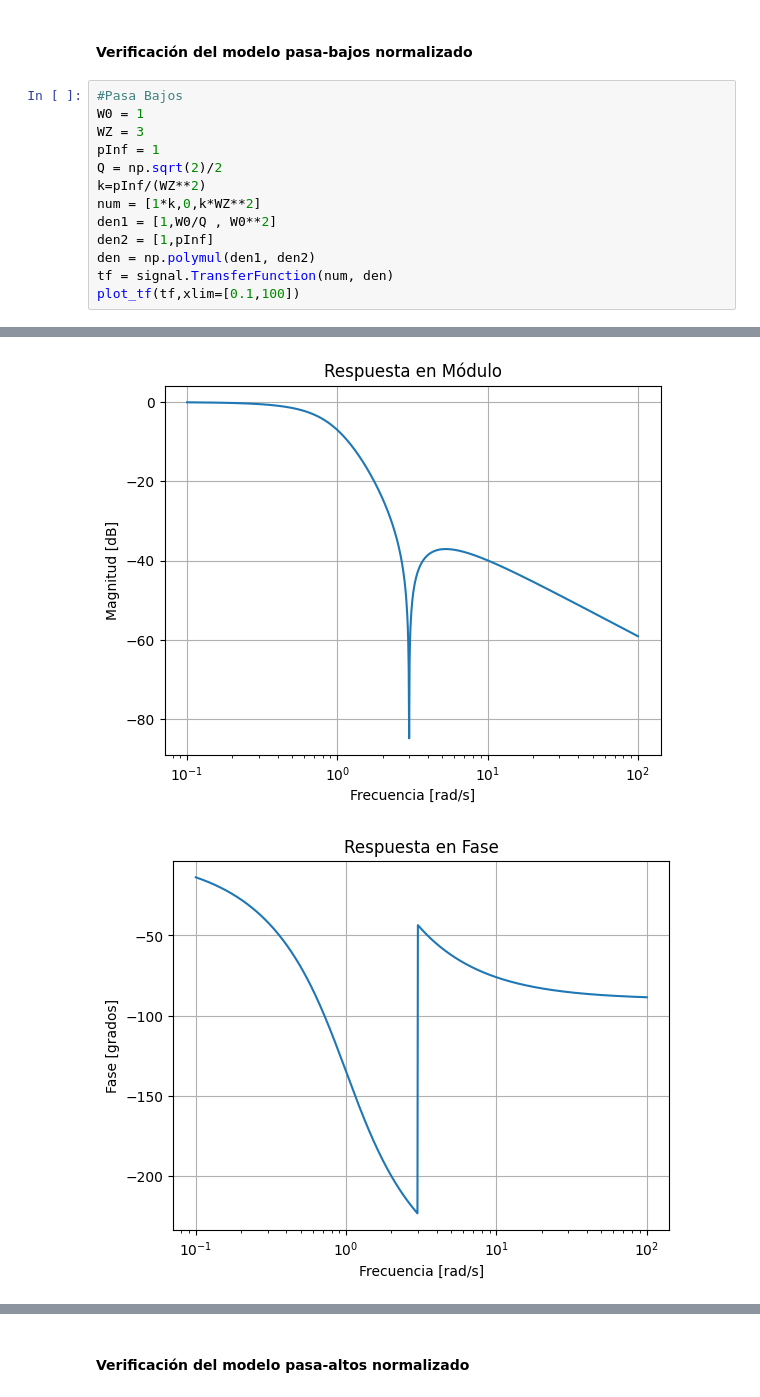
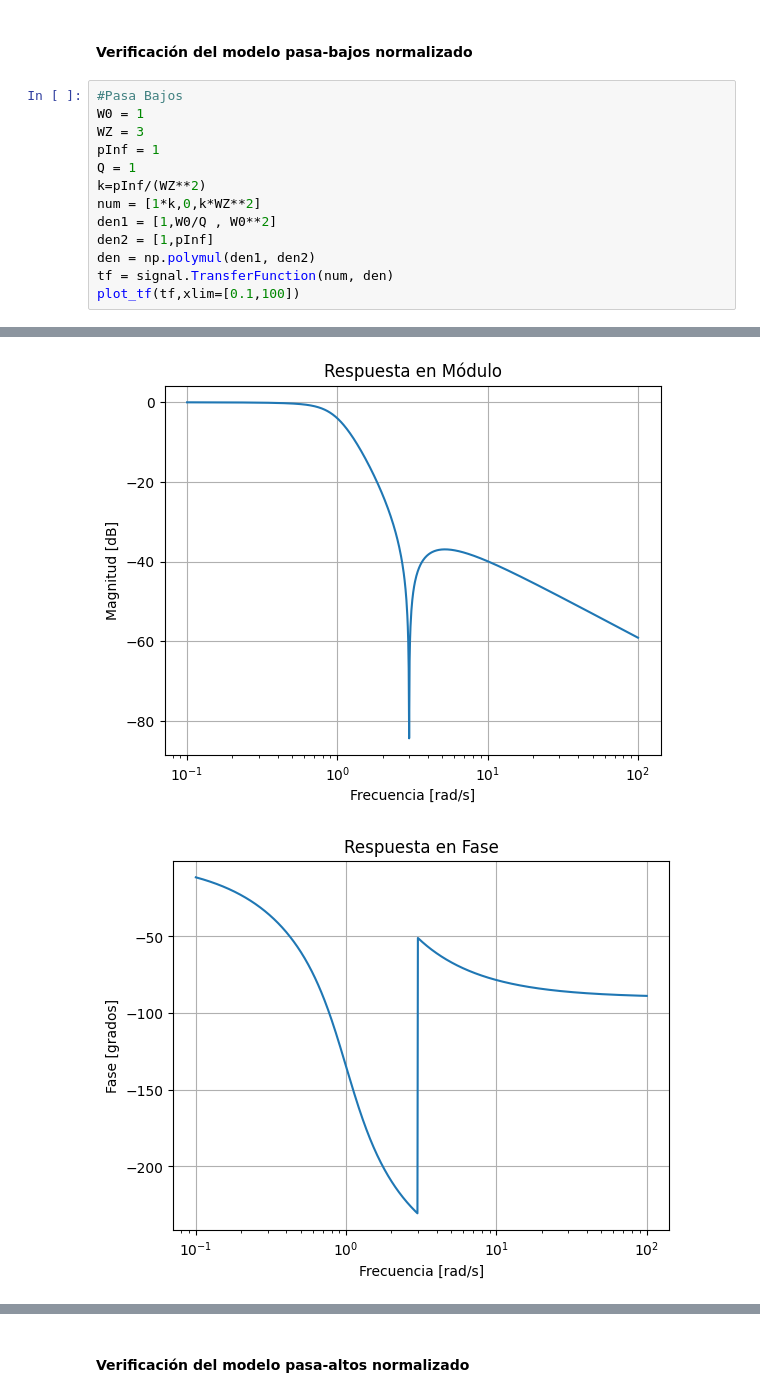
Before and after one commit to NicolasTobiasAlmaraz/TC2, a Jupyter notebook: Trabajos Prácticos Semanales/TPSemanal5/TS5.ipynb, the cells around one changed output, grey strips where cells are left out. Cells and saved outputs as stored; diff of their text form.

```diff
--- a/Trabajos Prácticos Semanales/TPSemanal5/TS5.ipynb
+++ b/Trabajos Prácticos Semanales/TPSemanal5/TS5.ipynb
@@ -104,7 +108,7 @@ plt.close("all")
 W0 = 1
 WZ = 3
 pInf = 1
-Q = np.sqrt(2)/2
+Q = 1
 k=pInf/(WZ**2)
 num = [1*k,0,k*WZ**2]
 den1 = [1,W0/Q , W0**2]
@@ -119,2 +123,2 @@ plot_tf(tf,xlim=[0.1,100])
-[figure, old version]
+[figure, new version]
-[figure, old version]
+[figure, new version]
```
Also changed, not shown: parts of 3 cells of this notebook, 9 other files.
